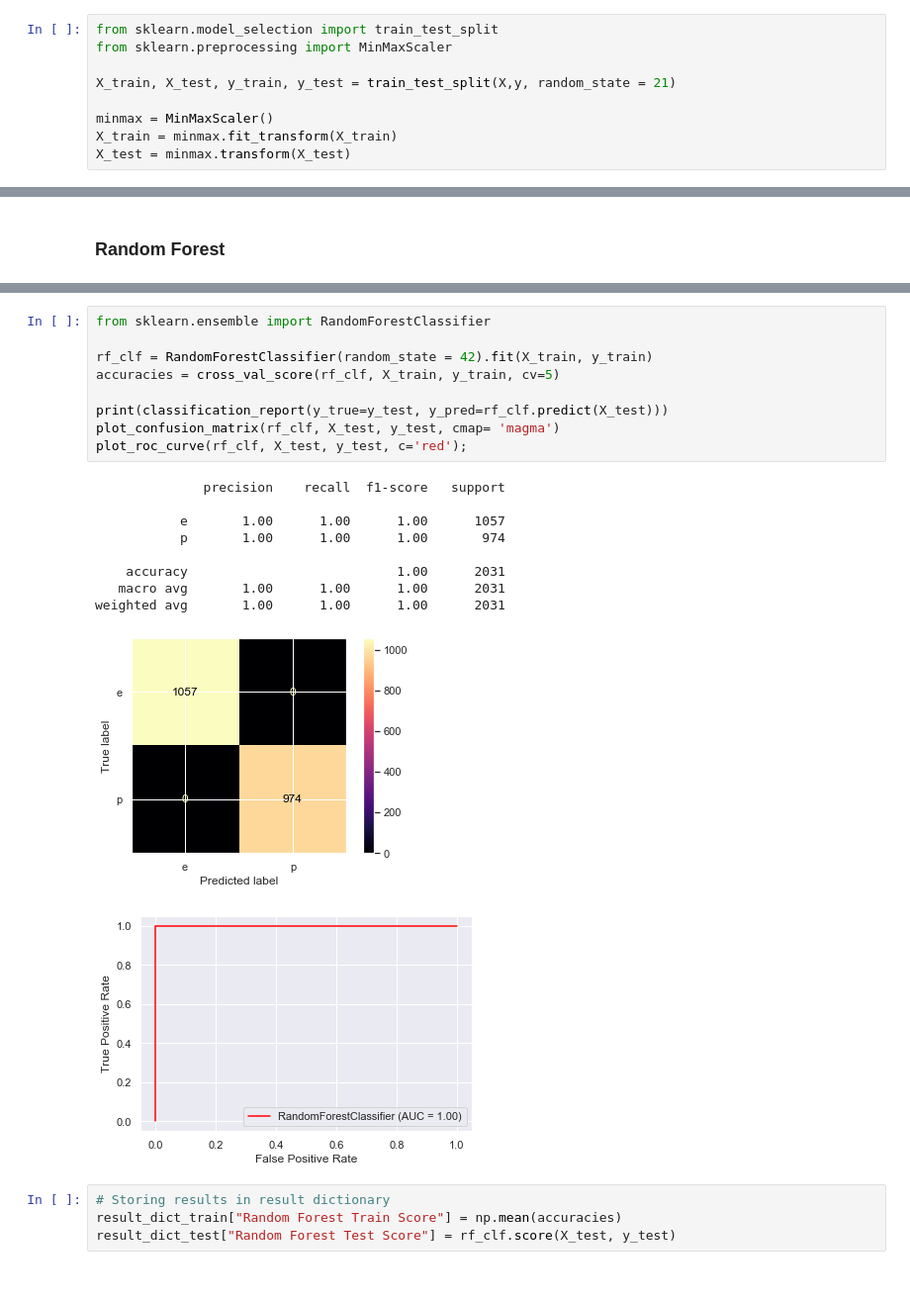
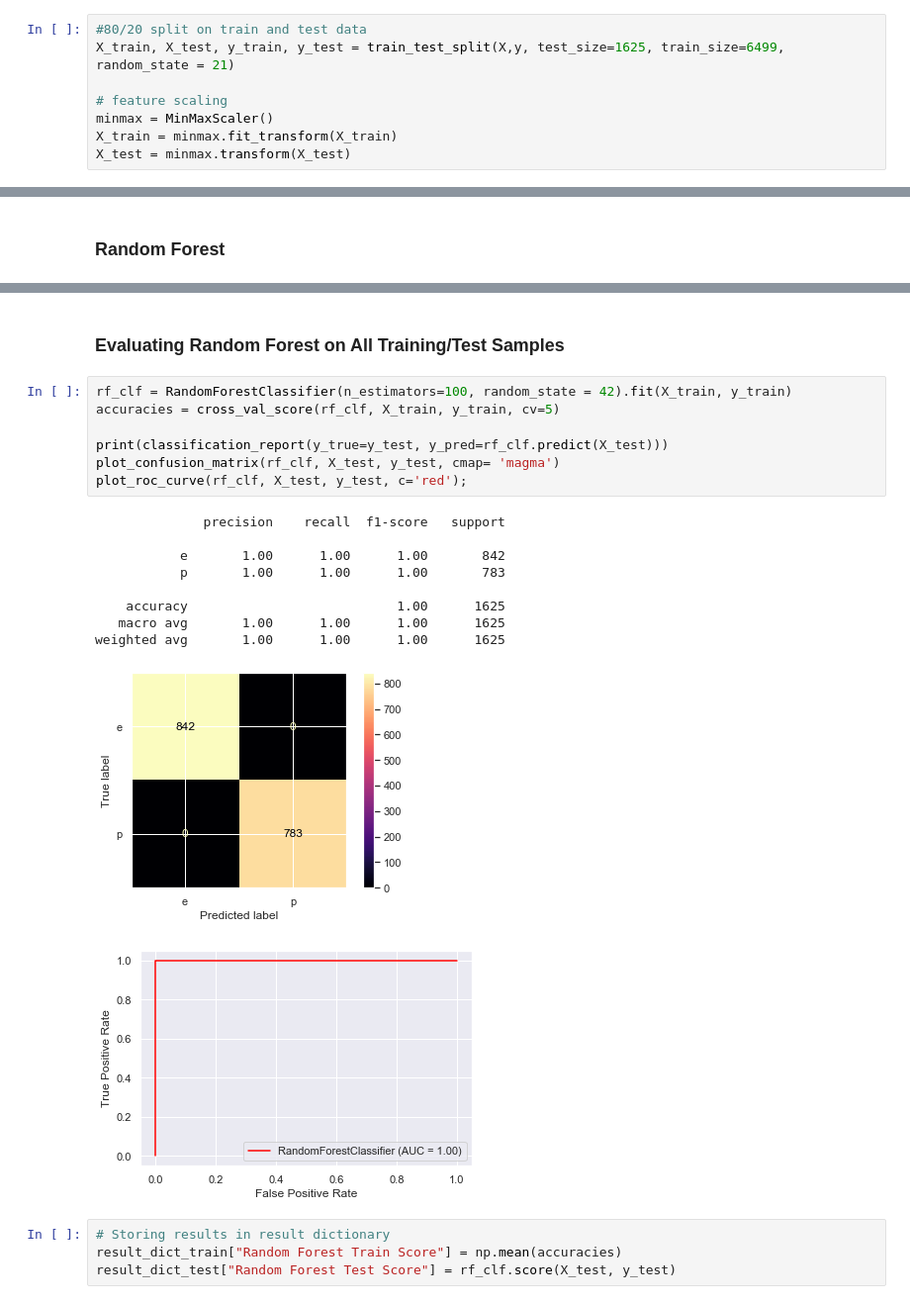
Before and after one commit to dillon4d/COGS118A_FinalProject, a Jupyter notebook: MushroomClassification.ipynb, the cells around one changed output, grey strips where cells are left out. Shown at 99% size. Cells and saved outputs as stored; diff of their text form.

```diff
--- a/MushroomClassification.ipynb
+++ b/MushroomClassification.ipynb
@@ -664,9 +675,8 @@ result_dict_test = {}
 # %%
-from sklearn.model_selection import train_test_split
-from sklearn.preprocessing import MinMaxScaler
+#80/20 split on train and test data
+X_train, X_test, y_train, y_test = train_test_split(X,y, test_size=1625, train_size=6499, random_state = 21)
 
-X_train, X_test, y_train, y_test = train_test_split(X,y, random_state = 21)
-
+# feature scaling
 minmax = MinMaxScaler()
 X_train = minmax.fit_transform(X_train)
 X_test = minmax.transform(X_test)
@@ -731,22 +888,22 @@ result_dict_test["KNN Test Score"] = knn_clf.score(X_test, y_test)
+# %% [markdown]
+### Evaluating Random Forest on All Training/Test Samples
 # %%
-from sklearn.ensemble import RandomForestClassifier
-
-rf_clf = RandomForestClassifier(random_state = 42).fit(X_train, y_train)
+rf_clf = RandomForestClassifier(n_estimators=100, random_state = 42).fit(X_train, y_train)
 accuracies = cross_val_score(rf_clf, X_train, y_train, cv=5)
 
 print(classification_report(y_true=y_test, y_pred=rf_clf.predict(X_test)))
 plot_confusion_matrix(rf_clf, X_test, y_test, cmap= 'magma')
 plot_roc_curve(rf_clf, X_test, y_test, c='red');
 # %% [output]
               precision    recall  f1-score   support
 
-           e       1.00      1.00      1.00      1057
-           p       1.00      1.00      1.00       974
+           e       1.00      1.00      1.00       842
+           p       1.00      1.00      1.00       783
 
-    accuracy                           1.00      2031
-   macro avg       1.00      1.00      1.00      2031
-weighted avg       1.00      1.00      1.00      2031
+    accuracy                           1.00      1625
+   macro avg       1.00      1.00      1.00      1625
+weighted avg       1.00      1.00      1.00      1625
-[figure, old version]
+[figure, new version]
 [figure]
 # %%
 # Storing results in result dictionary
```
Also changed, not shown: parts of 36 cells of this notebook, 1 other file.
